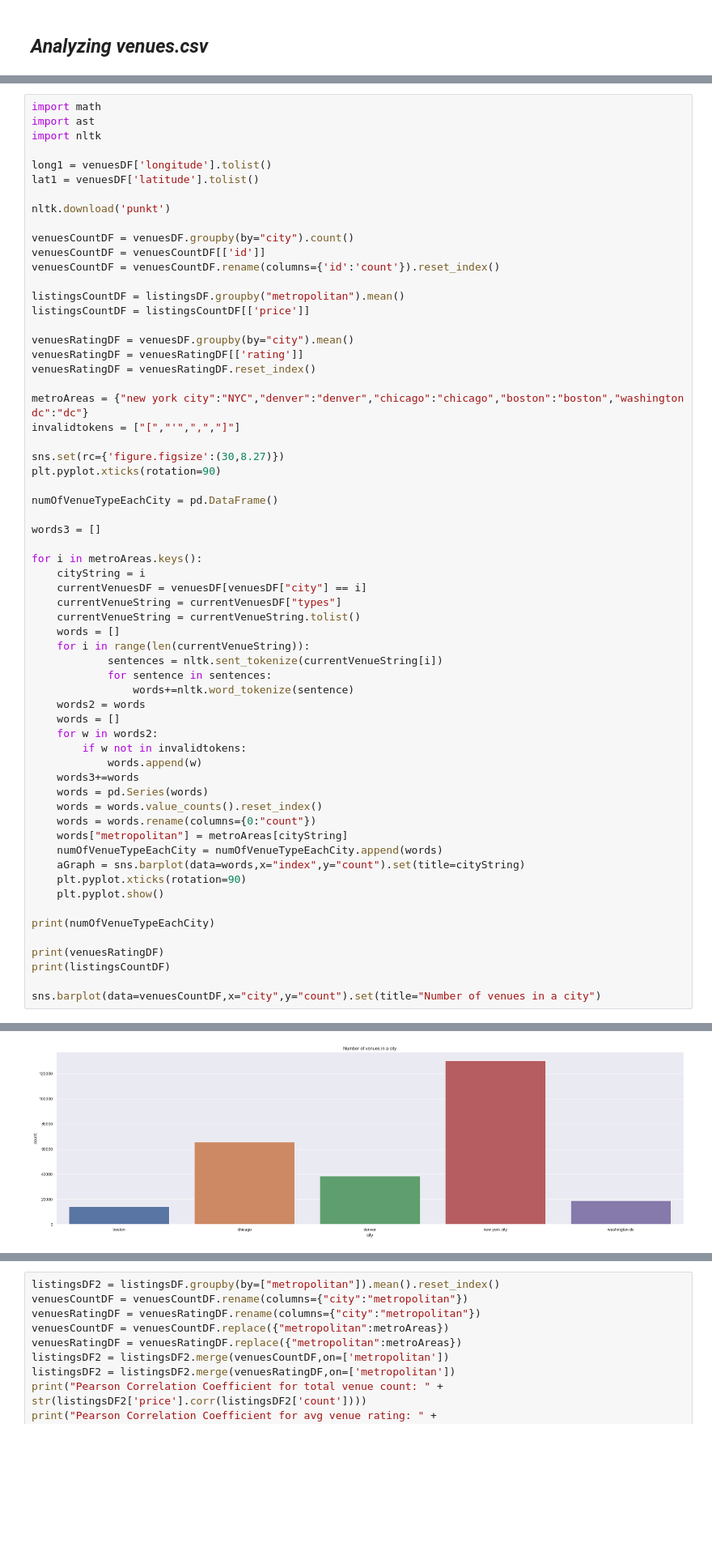
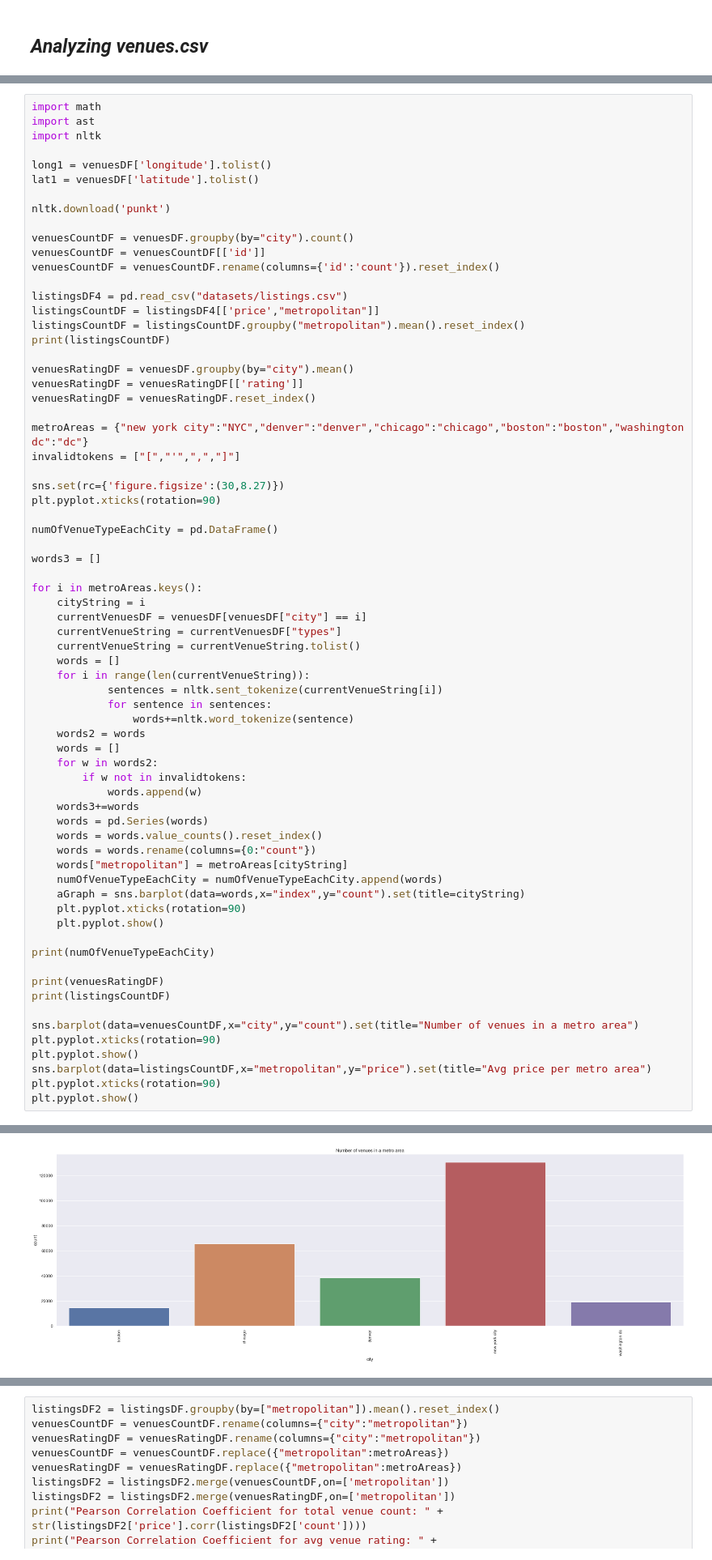
Before and after one commit to DavidB420/airbnbdataanalysis, a Jupyter notebook: airbnb final.ipynb, the cells around one changed output, grey strips where cells are left out. Shown at 81% size. Cells and saved outputs as stored; diff of their text form; blank space fills up the shorter version.

```diff
--- a/airbnb final.ipynb
+++ b/airbnb final.ipynb
@@ -277,8 +280,10 @@ venuesCountDF = venuesDF.groupby(by="city").count()
 venuesCountDF = venuesCountDF[['id']]
 venuesCountDF = venuesCountDF.rename(columns={'id':'count'}).reset_index()
 
-listingsCountDF = listingsDF.groupby("metropolitan").mean()
-listingsCountDF = listingsCountDF[['price']]
+listingsDF4 = pd.read_csv("datasets/listings.csv")
+listingsCountDF = listingsDF4[['price',"metropolitan"]]
+listingsCountDF = listingsCountDF.groupby("metropolitan").mean().reset_index()
+print(listingsCountDF)
 
 venuesRatingDF = venuesDF.groupby(by="city").mean()
 venuesRatingDF = venuesRatingDF[['rating']]
@@ -324,7 +329,12 @@ print(numOfVenueTypeEachCity)
 print(venuesRatingDF)
 print(listingsCountDF)
 
-sns.barplot(data=venuesCountDF,x="city",y="count").set(title="Number of venues in a city")
+sns.barplot(data=venuesCountDF,x="city",y="count").set(title="Number of venues in a metro area")
+plt.pyplot.xticks(rotation=90)
+plt.pyplot.show()
+sns.barplot(data=listingsCountDF,x="metropolitan",y="price").set(title="Avg price per metro area")
+plt.pyplot.xticks(rotation=90)
+plt.pyplot.show()
 # %% [output]
 [nltk_data] Downloading package punkt to
 [nltk_data]     C:\Users\David\AppData\Roaming\nltk_data...
@@ -355 +370 @@ dc            247.518880
-[figure, old version]
+[figure, new version]
```
Also changed, not shown: parts of 6 cells of this notebook.
